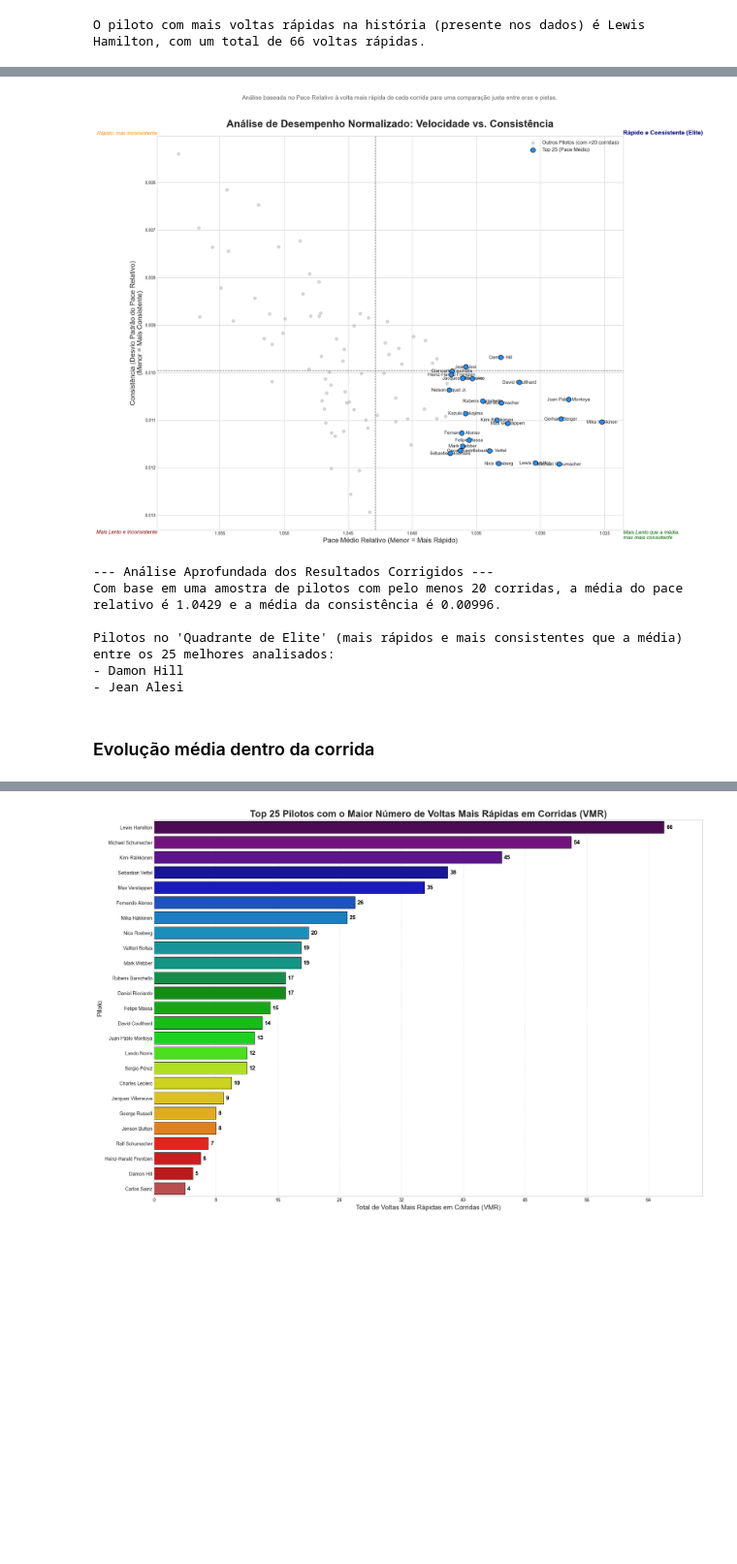
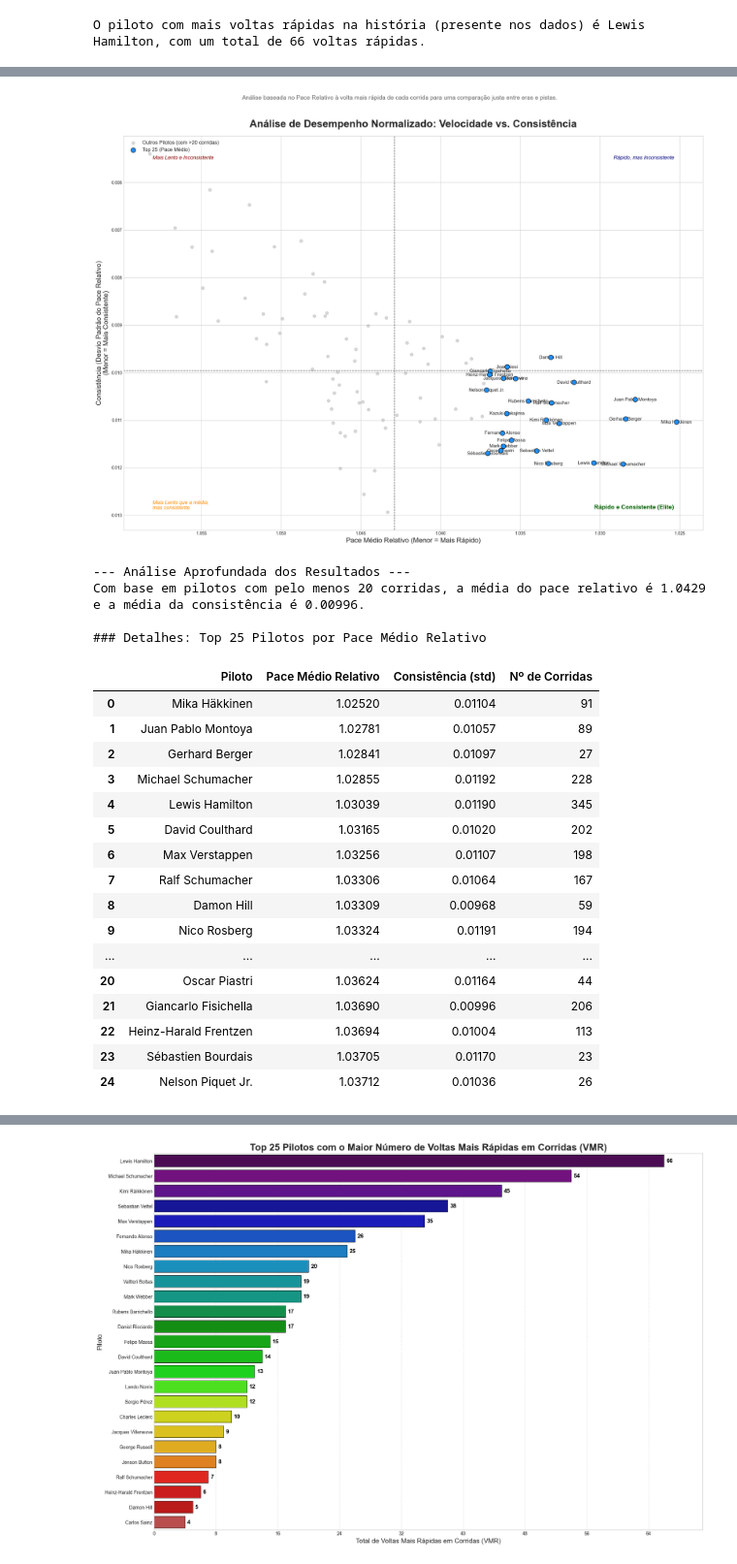
Before and after one commit to Julio1099/formula1-analytics, a Jupyter notebook: Data Layer/raw/i.ipynb, the cells around one changed output, grey strips where cells are left out. Shown at 97% size. Cells and saved outputs as stored; diff of their text form; code cells hidden in the pictures; blank space fills up the shorter version.

```diff
--- a/Data Layer/raw/i.ipynb
+++ b/Data Layer/raw/i.ipynb
@@ -206,7 +209,6 @@ plot_data_pd = driver_overall_stats.filter(col('race_count') >= 20).toPandas()
 
 mean_pace = plot_data_pd['overall_avg_pace'].mean()
 mean_consistency = plot_data_pd['overall_consistency_stddev'].mean()
-
 chart_data = plot_data_pd.sort_values('overall_avg_pace', ascending=True).head(25)
 
 plt.style.use('seaborn-v0_8-whitegrid')
@@ -214,57 +216,73 @@ fig, ax = plt.subplots(figsize=(20, 16))
 
 ax.scatter(plot_data_pd['overall_avg_pace'], plot_data_pd['overall_consistency_stddev'],
            color='gray', alpha=0.3, s=50, label='Outros Pilotos (com >20 corridas)')
-
 ax.scatter(chart_data['overall_avg_pace'], chart_data['overall_consistency_stddev'],
            color='dodgerblue', s=120, zorder=5, ec='black', label='Top 25 (Pace Médio)')
 
 ax.axvline(mean_pace, color='black', linestyle='--', linewidth=1.2, alpha=0.7)
 ax.axhline(mean_consistency, color='black', linestyle='--', linewidth=1.2, alpha=0.7)
 
 for i, row in chart_data.iterrows():
     ax.text(row['overall_avg_pace'], row['overall_consistency_stddev'] + 0.00005,
             row['driver_name'], fontsize=11, ha='center', va='bottom')
 
 ax.set_title('Análise de Desempenho Normalizado: Velocidade vs. Consistência', fontsize=24, weight='bold', pad=20)
 ax.set_xlabel('Pace Médio Relativo (Menor = Mais Rápido)', fontsize=16)
 ax.set_ylabel('Consistência (Desvio Padrão do Pace Relativo)\n(Menor = Mais Consistente)', fontsize=16)
 
-ax.text(ax.get_xlim()[0], ax.get_ylim()[1], 'Mais Lento que a média,\nmas mais consistente',
-        fontsize=12, style='italic', color='darkgreen', ha='left', va='top')
-ax.text(ax.get_xlim()[1], ax.get_ylim()[1], 'Mais Lento e Inconsistente',
-        fontsize=12, style='italic', color='darkred', ha='right', va='top')
-ax.text(ax.get_xlim()[0], ax.get_ylim()[0], 'Rápido e Consistente (Elite)',
-        fontsize=14, weight='bold', color='navy', ha='left', va='bottom')
-ax.text(ax.get_xlim()[1], ax.get_ylim()[0], 'Rápido, mas Inconsistente',
-        fontsize=12, style='italic', color='darkorange', ha='right', va='bottom')
+ax.text(0.95, 0.05, 'Rápido e Consistente (Elite)', fontsize=14, weight='bold', color='darkgreen', ha='right', va='bottom', transform=ax.transAxes)
+ax.text(0.05, 0.05, 'Mais Lento que a média,\nmas consistente', fontsize=12, style='italic', color='darkorange', ha='left', va='bottom', transform=ax.transAxes)
+ax.text(0.95, 0.95, 'Rápido, mas Inconsistente', fontsize=12, style='italic', color='navy', ha='right', va='top', transform=ax.transAxes)
+ax.text(0.05, 0.95, 'Mais Lento e Inconsistente', fontsize=12, style='italic', color='darkred', ha='left', va='top', transform=ax.transAxes)
 
 fig.suptitle('Análise baseada no Pace Relativo à volta mais rápida de cada corrida para uma comparação justa entre eras e pistas.',
              y=0.92, fontsize=14, color='dimgray')
 
 ax.invert_yaxis()
 ax.invert_xaxis()
 
-ax.legend(fontsize=12, loc='upper right')
+ax.legend(fontsize=12, loc='upper left')
 plt.tight_layout(rect=[0, 0, 1, 0.9])
 plt.show()
 
 elite_drivers = chart_data[
     (chart_data['overall_avg_pace'] < mean_pace) &
     (chart_data['overall_consistency_stddev'] < mean_consistency)
 ]
-print("--- Análise Aprofundada dos Resultados Corrigidos ---")
-print(f"Com base em uma amostra de pilotos com pelo menos 20 corridas, a média do pace relativo é {mean_pace:.4f} e a média da consistência é {mean_consistency:.5f}.")
-print("\nPilotos no 'Quadrante de Elite' (mais rápidos e mais consistentes que a média) entre os 25 melhores analisados:")
-for driver in elite_drivers['driver_name']:
-    print(f"- {driver}")
+elite_drivers_sorted = elite_drivers.sort_values('overall_avg_pace')
+print("\n--- Análise Aprofundada dos Resultados ---")
+print(f"Com base em pilotos com pelo menos 20 corridas, a média do pace relativo é {mean_pace:.4f} e a média da consistência é {mean_consistency:.5f}.")
+print("\n### Detalhes: Top 25 Pilotos por Pace Médio Relativo")
+table_data = chart_data[['driver_name', 'overall_avg_pace', 'overall_consistency_stddev', 'race_count']].rename(columns={
+    'driver_name': 'Piloto',
+    'overall_avg_pace': 'Pace Médio Relativo',
+    'overall_consistency_stddev': 'Consistência (std)',
+    'race_count': 'Nº de Corridas'
+})
+table_data['Pace Médio Relativo'] = table_data['Pace Médio Relativo'].map('{:.5f}'.format)
+table_data['Consistência (std)'] = table_data['Consistência (std)'].map('{:.5f}'.format)
+display(table_data.reset_index(drop=True))
 # %% [output]
-[figure, old version]
+[figure, new version]
---- Análise Aprofundada dos Resultados Corrigidos ---
-Com base em uma amostra de pilotos com pelo menos 20 corridas, a média do pace relativo é 1.0429 e a média da consistência é 0.00996.
+--- Análise Aprofundada dos Resultados ---
+Com base em pilotos com pelo menos 20 corridas, a média do pace relativo é 1.0429 e a média da consistência é 0.00996.
 
-Pilotos no 'Quadrante de Elite' (mais rápidos e mais consistentes que a média) entre os 25 melhores analisados:
-- Damon Hill
-- Jean Alesi
+### Detalhes: Top 25 Pilotos por Pace Médio Relativo
+|  | Piloto | Pace Médio Relativo | Consistência (std) | Nº de Corridas |
+| 0 | Mika Häkkinen | 1.02520 | 0.01104 | 91 |
+| 1 | Juan Pablo Montoya | 1.02781 | 0.01057 | 89 |
+| 2 | Gerhard Berger | 1.02841 | 0.01097 | 27 |
+| 3 | Michael Schumacher | 1.02855 | 0.01192 | 228 |
+| 4 | Lewis Hamilton | 1.03039 | 0.01190 | 345 |
+| 5 | David Coulthard | 1.03165 | 0.01020 | 202 |
+| 6 | Max Verstappen | 1.03256 | 0.01107 | 198 |
+| 7 | Ralf Schumacher | 1.03306 | 0.01064 | 167 |
+| 8 | Damon Hill | 1.03309 | 0.00968 | 59 |
+| 9 | Nico Rosberg | 1.03324 | 0.01191 | 194 |
+| ... | ... | ... | ... | ... |
+| 20 | Oscar Piastri | 1.03624 | 0.01164 | 44 |
+| 21 | Giancarlo Fisichella | 1.03690 | 0.00996 | 206 |
+| 22 | Heinz-Harald Frentzen | 1.03694 | 0.01004 | 113 |
+| 23 | Sébastien Bourdais | 1.03705 | 0.01170 | 23 |
+| 24 | Nelson Piquet Jr. | 1.03712 | 0.01036 | 26 |
-# %% [markdown]
-### Evolução média dentro da corrida
 # %% [markdown]
```
Also changed, not shown: parts of 37 cells of this notebook.
